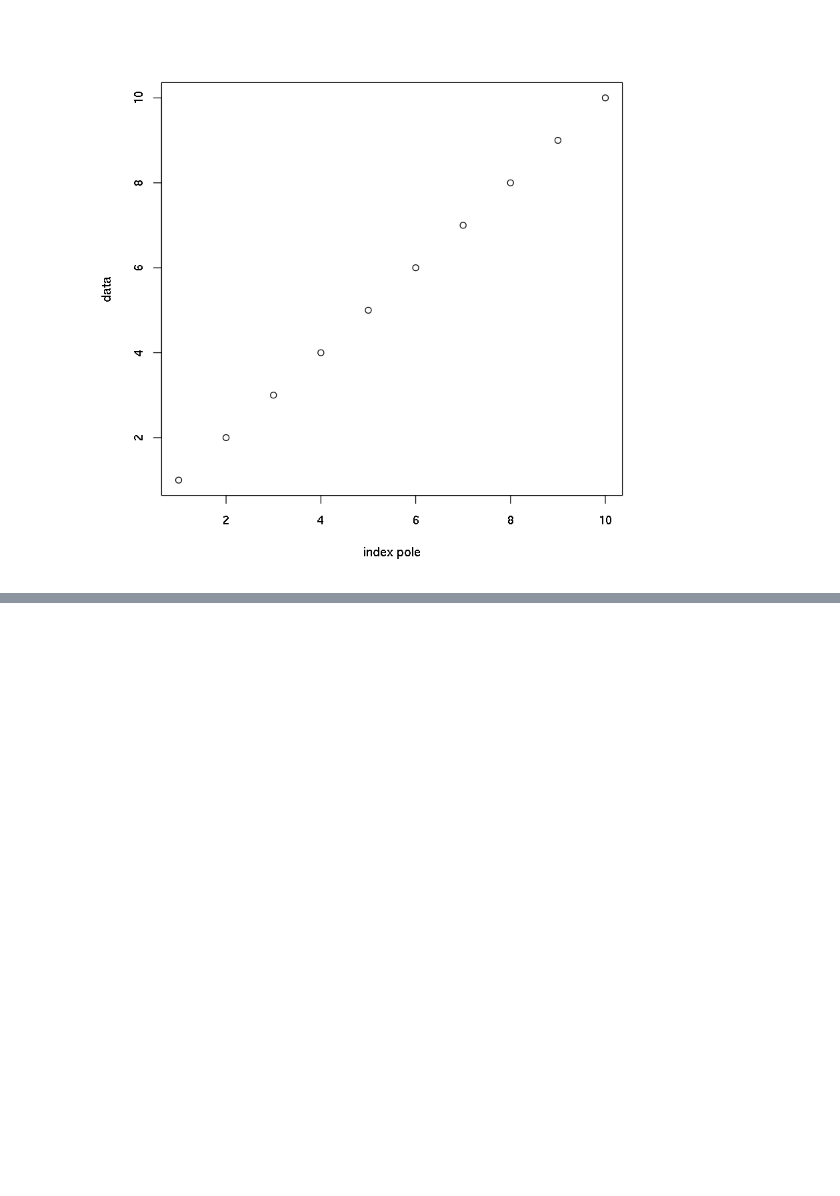
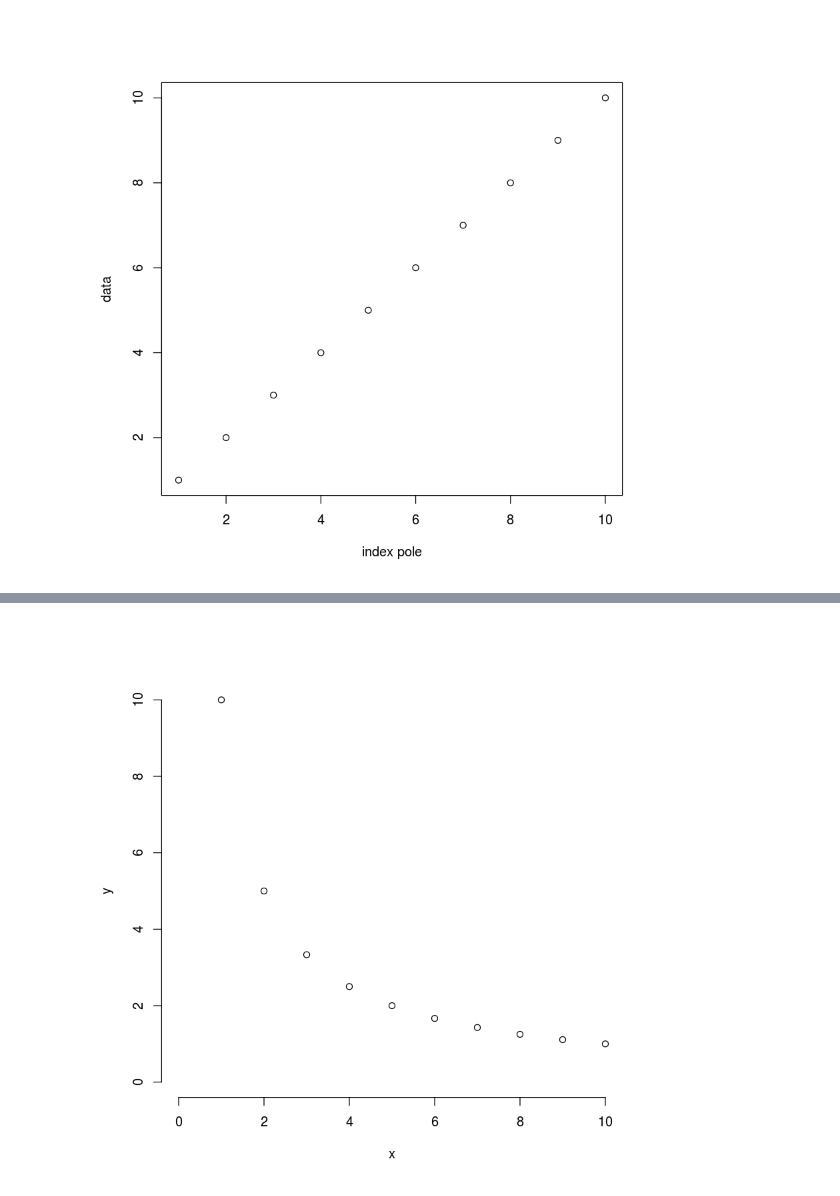
Before and after one commit to lich-uct/r_tutorial, a Jupyter notebook: 09/09.ipynb, the cells around one changed output, grey strips where cells are left out. Cells and saved outputs as stored; diff of their text form; code cells hidden in the pictures; blank space fills up the shorter version.

```diff
--- a/09/09.ipynb
+++ b/09/09.ipynb
@@ -50,0 +45,16 @@ plot(1:10, xlab = "index pole", ylab = "data")
+# %%
+test_plot <- function() {
+    plot(
+        1:10
+        , 10 / (1:10)
+        , xlab = "x"
+        , ylab = "y"
+        , xlim = c(0, 10)
+        , ylim = c(0, 10)
+    )
+}
+
+par(bty = "n")
+test_plot()
+# %% [output]
+[figure, added]
```
Also changed, not shown: parts of 18 cells of this notebook.
